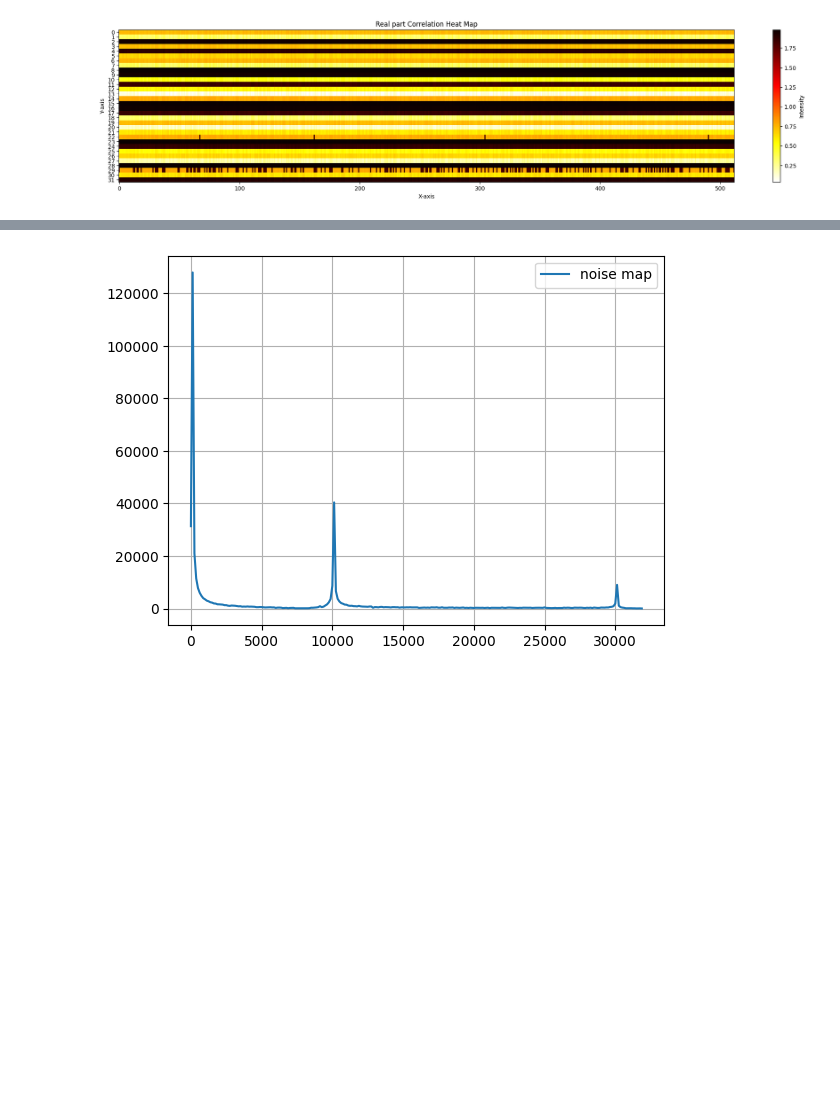
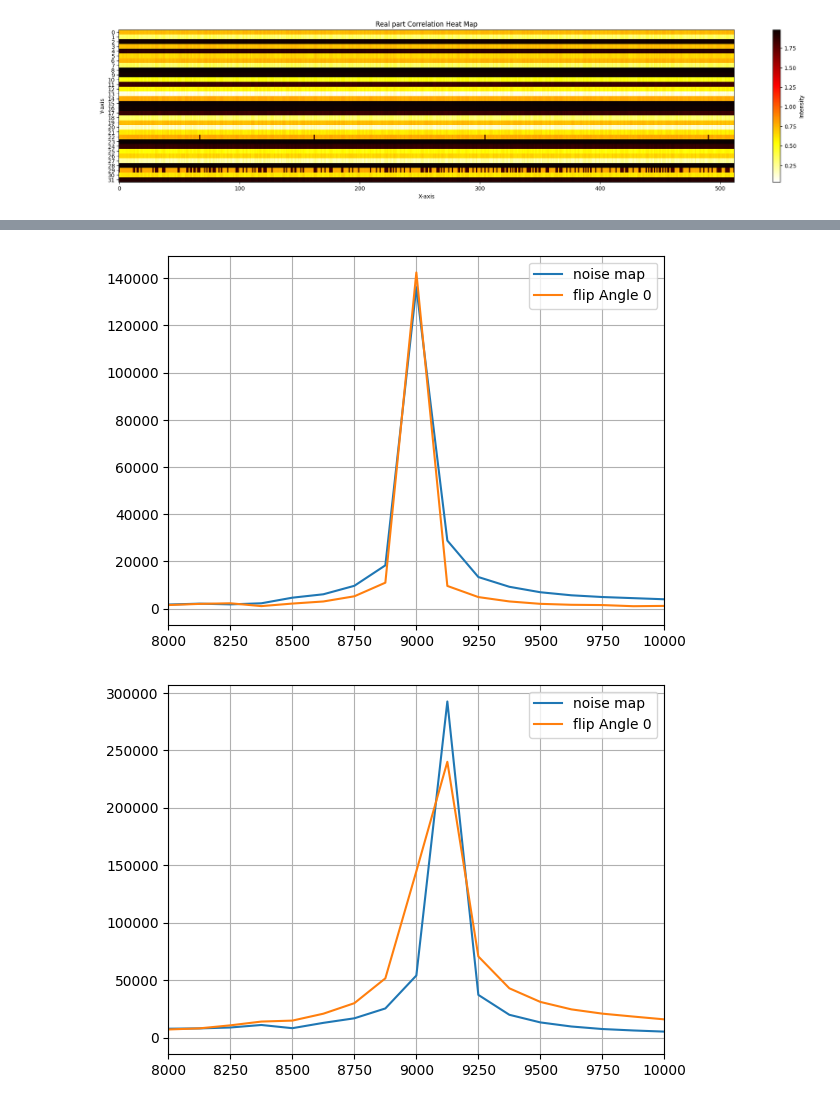
Before and after one commit to jiaxingh825/MRI-Image-Processing-using-Deep-Learning, a Jupyter notebook: ANS_Scripts/codeTestingSandbox.ipynb, the cells around one changed output, grey strips where cells are left out. Saved outputs shown, nothing was run; the diff lists cells and outputs as text; code cells hidden in the pictures; blank space fills up the shorter version.

```diff
--- a/ANS_Scripts/codeTestingSandbox.ipynb
+++ b/ANS_Scripts/codeTestingSandbox.ipynb
@@ -236,9 +259,13 @@ sup16 = denoising2(sig,channel2=16)
 #sup16 = denoising3(sig,channel2=16)
 sup17 = denoising2(sig,channel2=17)
 supcomb = denoising2(sig,channel2=18)
+before = np.mean(sig[1:512,0:16],axis=0)
+sup16 = np.mean(sup16, axis = 0)
+sup17 = np.mean(sup17, axis = 0)
+supcomb = np.mean(supcomb, axis = 0)
 
-experiment1DTable(sig[500,0:16],sup16[499],sup17[499],supcomb[499])
-#before = np.mean(sig[1:512,0:16],axis=0)
-#sup16 = np.mean(sup16, axis = 0)
-#sup17 = np.mean(sup17, axis = 0)
-#supcomb = np.mean(supcomb, axis = 0)
+experiment1DTable(sig[128,0:16],sup16[127],sup17[127],supcomb[127])
+before = np.mean(sig[1:512,0:16],axis=0)
+sup16 = np.mean(sup16, axis = 0)
+sup17 = np.mean(sup17, axis = 0)
+supcomb = np.mean(supcomb, axis = 0)
@@ -268,7 +288,7 @@ date = '1209'
 for mode in ['AM']:
     for type in ['Square','Sine']:
         for trial in ['1','2','3','4','5']:
-            flip0,b = common.readAllAcqs('E:/JiaxingData/EMINoise/'+date+'/'+mode+type+'FA0_'+trial+'.h5')
+            flip0,b = common.readAllAcqs('C:/JiaxingData/EMINoise/'+date+'/'+mode+type+'FA0_'+trial+'.h5')
             flip0 = dp.ConvergeComplexR(dp.SplitComplexR(flip0))
             experiment1D(flip0)
 # %% [output]
@@ -292,7 +312,7 @@ for mode in ['AM']:
 # %%
-flip0,b = common.readAllAcqs('E:/JiaxingData/EMINoise/1209/AMSquareFA0_1.h5')
+flip0,b = common.readAllAcqs('C:/JiaxingData/EMINoise/1209/0115/AMSquareBFA0.h5')
 flip0 = dp.ConvergeComplexR(dp.SplitComplexR(flip0))
-sampling_frequency = common.getRate('E:/JiaxingData/EMINoise/1209/AMSquareFA0_1.h5')
+sampling_frequency = common.getRate('C:/JiaxingData/EMINoise/1209/0115/AMSquareBFA0.h5')
 freqs = np.fft.fftfreq(len(flip0),1/sampling_frequency)
 
 plt.plot(np.real(flip0[0,0]),'g')
@@ -325,55 +345,58 @@ plt.show()
 # %%
-def plotAcqSamples(noiseImage,flip0,noisePre,noisePre0,date,mode,type,trial):
+def plotAcqSamples(flip0,noisePre0,date,mode,type,trial):
 
-    i1 = np.random.randint(0,len(noiseImage))
+    i1 = np.random.randint(0,len(flip0))
     i2 = np.random.randint(0,16)
 
-    #noiseOnly = noiseOnly[i1,i2]
-    noise = noiseImage[i1,i2]
     #noiseImage = noiseImage[i1,i2] - baseline[i1,i2]
     flip0 = flip0[i1,i2]
-    noisePre = noisePre[0,i2,0:512]
     noisePre0 = noisePre0[0,i2,0:512]
 
-
+    #fft1 = np.fft.fft(noiseOnly)
     fft3 = np.fft.fft(flip0)
+    fft5 = np.fft.fft(noisePre0)
+    #phase1 = np.angle(fft1)
+    #ps1 = 20*np.log10(np.abs(fft1)**2)
 
 
-
-
-    sampling_frequency3 = common.getRate('E:/JiaxingData/EMINoise/'+date+'/'+mode+type+'FA0_'+trial+'.h5')
-
+    #sampling_frequency1 = common.getRate('E:/JiaxingData/EMINoise/0827/NoiseSignal_32_256.h5')
+    sampling_frequency3 = common.getRate('C:/JiaxingData/EMINoise/'+date+'/0115/'+mode+type+'SFA0_'+trial+'.h5')
+    #freqs1 = np.fft.fftfreq(len(noiseOnly),1/sampling_frequency1)
     freqs3 = np.fft.fftfreq(len(flip0),1/sampling_frequency3)
 
 
 
 
+    #plt.plot(freqs1[:len(freqs1)//2],np.abs(fft1)[:len(freqs1)//2])
+
     plt.plot(freqs3[:len(freqs3)//2],np.abs(fft3)[:len(freqs3)//2])
 
-    #plt.xlim(9000, 11000)
+    plt.plot(freqs3[:len(freqs3)//2],np.abs(fft5)[:len(freqs3)//2])
+    plt.xlim(8000, 10000)
     plt.grid()
     plt.legend(['noise map','flip Angle 0','regular noise preScan', '0FlipAngle noise preScan'])
     #plt.savefig('E:/JiaxingData/EMINoise/'+date+'/spectrumPlot/'+mode+type+trial+'_absFFT_'+str(i1)+'_'+str(i2)+'.png')
     #plt.plot(freqs[:len(freqs)//2],np.abs(fft)[:len(freqs)//2])
     plt.show()
 
     date = '1209'
 for mode in ['AM']:
     for type in ['Square']:
-        for trial in ['1']:
+        for trial in ['1','2','3','4','5']:
             #noiseOnly,b = common.readAllAcqs('E:/JiaxingData/EMINoise/1205/FA0Run1.h5')
             #noiseOnly = dp.ConvergeComplexR(dp.SplitComplexR(noiseOnly))
-            noiseImage,b = common.readAllAcqs('E:/JiaxingData/EMINoise/'+date+'/'+mode+type+'FA77_'+trial+'.h5')
-            noiseImage = dp.ConvergeComplexR(dp.SplitComplexR(noiseImage))
+            #noiseImage,b = common.readAllAcqs('E:/JiaxingData/EMINoise/'+date+'/'+mode+type+'FA77_'+trial+'.h5')
+            #noiseImage = dp.ConvergeComplexR(dp.SplitComplexR(noiseImage))
             #baseline,b = common.readAllAcqs('E:/JiaxingData/EMINoise/'+date+'/FA77Baseline.h5')
             #baseline = dp.ConvergeComplexR(dp.SplitComplexR(baseline))
-            flip0,b = common.readAllAcqs('E:/JiaxingData/EMINoise/'+date+'/'+mode+type+'FA0_'+trial+'.h5')
+            flip0,b = common.readAllAcqs('C:/JiaxingData/EMINoise/'+date+'/0115/'+mode+type+'SFA0_'+trial+'.h5')
             flip0 = dp.ConvergeComplexR(dp.SplitComplexR(flip0))
-            noisePre,b = common.readAllAcqs('E:/JiaxingData/EMINoise/'+date+'/'+mode+type+'FA77_'+trial+'.h5',table_name="noise")
-            noisePre = dp.ConvergeComplexR(dp.SplitComplexR(noisePre))
-            noisePre0,b = common.readAllAcqs('E:/JiaxingData/EMINoise/'+date+'/'+mode+type+'FA0_'+trial+'.h5',table_name="noise")
+            #noisePre,b = common.readAllAcqs('E:/JiaxingData/EMINoise/'+date+'/0115/'+mode+type+'FA77_'+trial+'.h5',table_name="noise")
+            #noisePre = dp.ConvergeComplexR(dp.SplitComplexR(noisePre))
+            noisePre0,b = common.readAllAcqs('C:/JiaxingData/EMINoise/'+date+'/0115/'+mode+type+'SFA0_'+trial+'.h5',table_name="noise")
             noisePre0 = dp.ConvergeComplexR(dp.SplitComplexR(noisePre0))
 
-            plotAcqSamples(noiseImage,flip0,noisePre,noisePre0,date,mode,type,trial)
+            plotAcqSamples(flip0,noisePre0,date,mode,type,trial)
 # %% [output]
-[figure, old version]
+[figure, new version]
+[figure, added]
```
Also changed, not shown: parts of 9 cells of this notebook.
